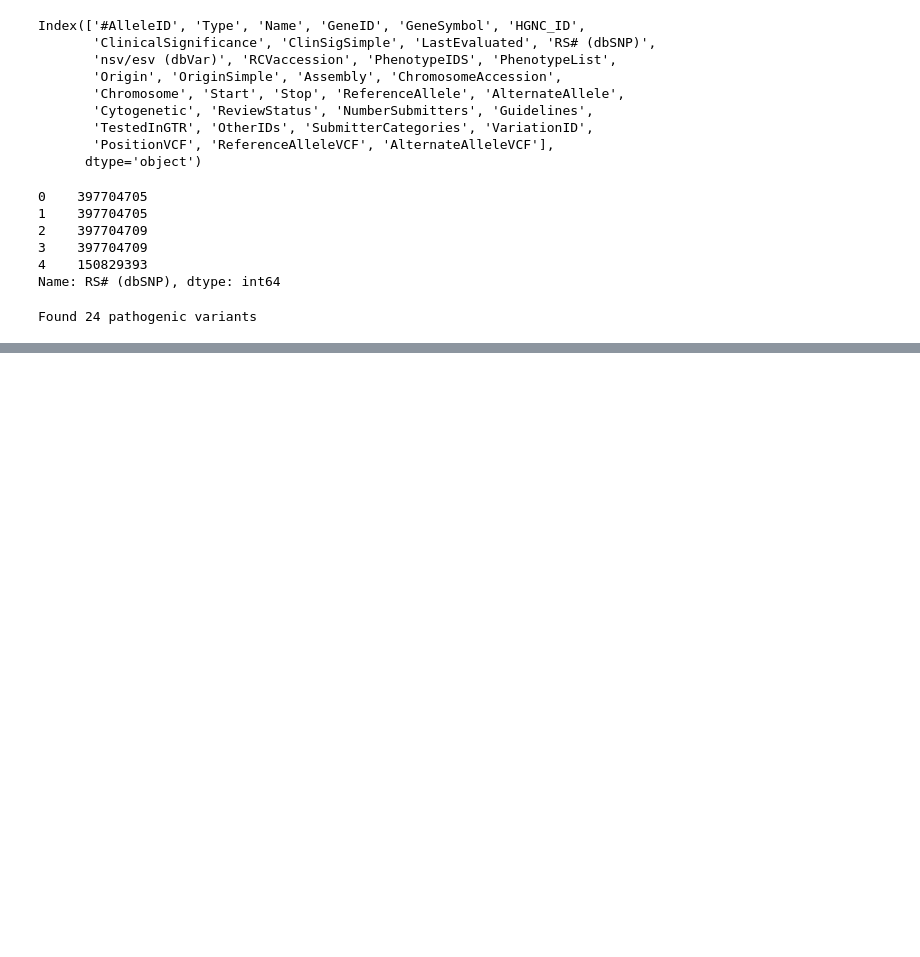
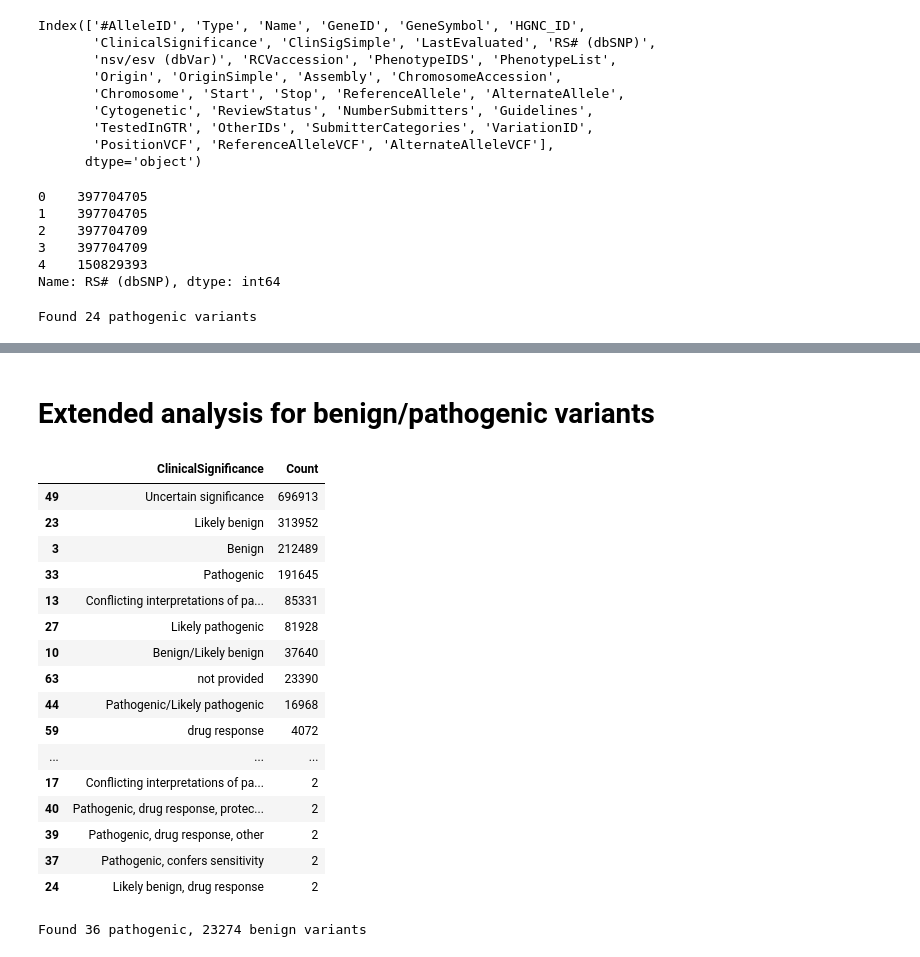
Before and after one commit to mschachter/genomics_class, a Jupyter notebook: Hail w Simons Diversity Data.ipynb, the cells around one changed output, grey strips where cells are left out. Saved outputs shown, nothing was run; the diff lists cells and outputs as text; code cells hidden in the pictures; blank space fills up the shorter version.

```diff
--- a/Hail w Simons Diversity Data.ipynb
+++ b/Hail w Simons Diversity Data.ipynb
@@ -247,0 +232,29 @@ df_clinvar[i]
+# %% [markdown]
+# Extended analysis for benign/pathogenic variants
+# %%
+#df_clinvar[['GeneID', 'Type', 'ClinicalSignificance']].groupby(['Type', 'ClinicalSignificance']).count()
+pd.set_option('display.max_rows', None)
+df_clinvar[['GeneID', 'ClinicalSignificance']].\
+    groupby(['ClinicalSignificance']).\
+    count().\
+    reset_index().\
+    sort_values('GeneID', ascending=False).\
+    rename(columns={'GeneID':'Count'})
+# %% [output]
+|  | ClinicalSignificance | Count |
+| 49 | Uncertain significance | 696913 |
+| 23 | Likely benign | 313952 |
+| 3 | Benign | 212489 |
+| 33 | Pathogenic | 191645 |
+| 13 | Conflicting interpretations of pa... | 85331 |
+| 27 | Likely pathogenic | 81928 |
+| 10 | Benign/Likely benign | 37640 |
+| 63 | not provided | 23390 |
+| 44 | Pathogenic/Likely pathogenic | 16968 |
+| 59 | drug response | 4072 |
+| ... | ... | ... |
+| 17 | Conflicting interpretations of pa... | 2 |
+| 40 | Pathogenic, drug response, protec... | 2 |
+| 39 | Pathogenic, drug response, other | 2 |
+| 37 | Pathogenic, confers sensitivity | 2 |
+| 24 | Likely benign, drug response | 2 |
@@ -247,0 +264,8 @@ df_clinvar[i]
+# %%
+i_pathogenic = (df_clinvar['RS# (dbSNP)'].isin(df_rsid['rsid'])) & \
+    (df_clinvar['ClinicalSignificance'].isin(pathogenic_cols))
+i_benign = (df_clinvar['RS# (dbSNP)'].isin(df_rsid['rsid'])) & \
+    (df_clinvar['ClinicalSignificance'].isin(benign_cols))
+print('Found {} pathogenic, {} benign variants'.format(i_pathogenic.sum(), i_benign.sum()))
+# %% [output]
+Found 36 pathogenic, 23274 benign variants
```
Also changed, not shown: parts of 9 cells of this notebook, 1 other file.
